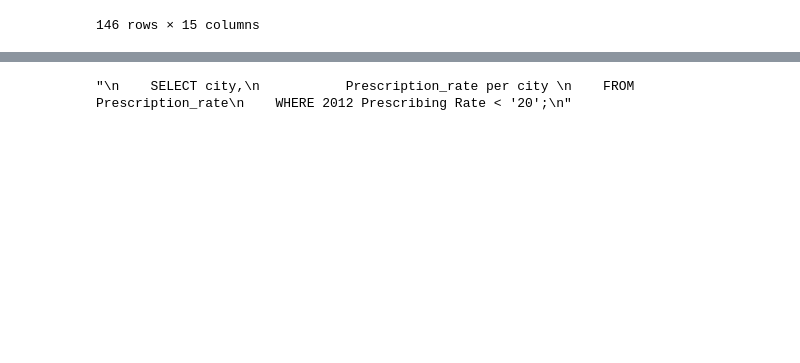
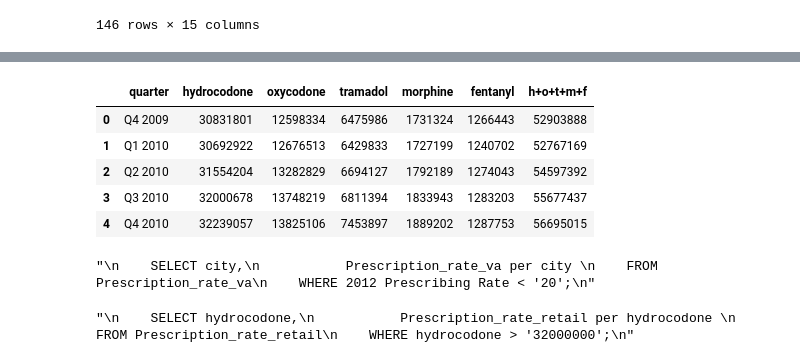
Before and after one commit to Chahnaz-Kbaisi/ETL-Project, a Jupyter notebook: Part_1/Opioid_Pres.ipynb, the cells around one changed output, grey strips where cells are left out. Cells and saved outputs as stored; diff of their text form; code cells hidden in the pictures; blank space fills up the shorter version.

```diff
--- a/Part_1/Opioid_Pres.ipynb
+++ b/Part_1/Opioid_Pres.ipynb
@@ -70,4 +134,24 @@ Prescription_rate.head()
 | 2 | -50 | Wichita | 0.198012 | 0.098030 | Average | Kansas | ... |
 | 3 | -40 | Sheridan | 0.139492 | 0.083503 | Average | Wyoming | ... |
 | 4 | -49 | Detroit | 0.257321 | 0.130328 | High | Michigan | ... |
+# %%
+# Renaming the subset dataframe columns Table 2:
+Prescription_rate_retail = Prescription_Retail_subset.rename(columns={
+    'Quarter': 'quarter',
+    'Hydrocodone': 'hydrocodone',
+    'Oxycodone':'oxycodone',
+    'Tramadol':'tramadol',
+    'Morphine':'morphine',
+    'Fentanyl':'fentanyl',
+    'H+O+T+M+F': 'h+o+t+m+f'
+
+})
+Prescription_rate_retail.head()
+# %% [output]
+|  | quarter | hydrocodone | oxycodone | tramadol | morphine | fentanyl | h+o+t+m+f |
+| 0 | Q4 2009 | 30831801 | 12598334 | 6475986 | 1731324 | 1266443 | 52903888 |
+| 1 | Q1 2010 | 30692922 | 12676513 | 6429833 | 1727199 | 1240702 | 52767169 |
+| 2 | Q2 2010 | 31554204 | 13282829 | 6694127 | 1792189 | 1274043 | 54597392 |
+| 3 | Q3 2010 | 32000678 | 13748219 | 6811394 | 1833943 | 1283203 | 55677437 |
+| 4 | Q4 2010 | 32239057 | 13825106 | 7453897 | 1889202 | 1287753 | 56695015 |
 # %%
@@ -76,11 +163,34 @@ Prescription_rate.to_csv('Resources/Prescription_rate.csv', index=False)
+# %%
+Query from Table 1
+# what is the average number of death per year and state
+Prescription_rate_va = """
+    SELECT city,
+           Prescription_rate_va per city
+    FROM Prescription_rate_va
+    WHERE 2012 Prescribing Rate < '20';
+"""
+Prescription_rate_va
+# %% [output]
+"\n    SELECT city,\n           Prescription_rate_va per city \n    FROM Prescription_rate_va\n    WHERE 2012 Prescribing Rate < '20';\n"
 # %%
+#Query from Table 1
 # what is the average number of death per year and state
-Prescription_rate = """
+Prescription_rate_va = """
     SELECT city,
-           Prescription_rate per city
-    FROM Prescription_rate
+           Prescription_rate_va per city
+    FROM Prescription_rate_va
     WHERE 2012 Prescribing Rate < '20';
 """
-Prescription_rate
+Prescription_rate_va
-# %% [output]
-"\n    SELECT city,\n           Prescription_rate per city \n    FROM Prescription_rate\n    WHERE 2012 Prescribing Rate < '20';\n"
+# %%
+#Query fron Table 2
+#  Highest amount of hydrocodone used
+Prescription_rate_retail = """
+    SELECT hydrocodone,
+           Prescription_rate_retail per hydrocodone
+    FROM Prescription_rate_retail
+    WHERE hydrocodone > '32000000';
+"""
+Prescription_rate_retail
+# %% [output]
+"\n    SELECT hydrocodone,\n           Prescription_rate_retail per hydrocodone \n    FROM Prescription_rate_retail\n    WHERE hydrocodone > '32000000';\n"
```
Also changed, not shown: parts of 13 cells of this notebook, 4 other files.
